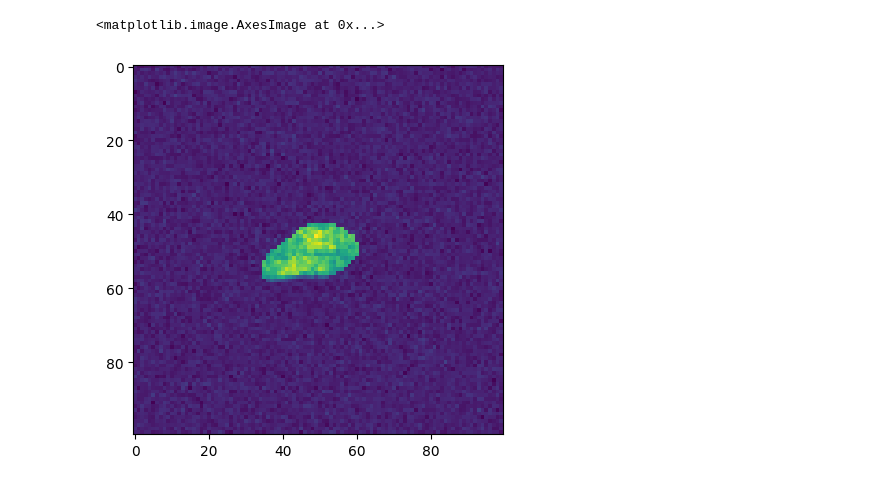
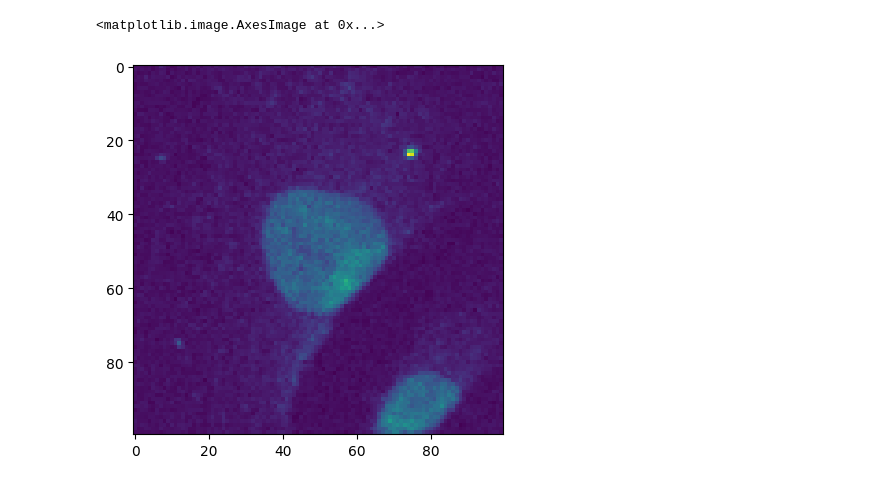
Before and after one commit to omar-merhebi/CycleNet, a Jupyter notebook: tensorflow/notebooks/data_loading.ipynb, the cells around one changed output. Drawn from its saved outputs; the diff is of its cells as text; code cells hidden in the pictures.

```diff
--- a/tensorflow/notebooks/data_loading.ipynb
+++ b/tensorflow/notebooks/data_loading.ipynb
@@ -32,11 +32,11 @@ import tensorflow as tf
 cfg = compose(config_name='config')
 cfg = h.convert_paths(cfg)
 # %%
-dataset = datasets.WayneRPEDataset(cfg, np.random.randint(0, 100, 100),
-                                   fill=True, mask=True, augment=False)
+dataset = datasets.WayneRPEDataset(cfg.dataset, cfg.dataset.args.test,
+                                   np.random.randint(0, 100, 100), batch_size=1)
 item = dataset.__getitem__(0)
 
 plt.imshow(item[0][0][:, :, 10])
 # %% [output]
 <matplotlib.image.AxesImage at 0x...>
-[figure, old version]
+[figure, new version]
```
Also changed, not shown: parts of 1 cell of this notebook, 6 other files.
